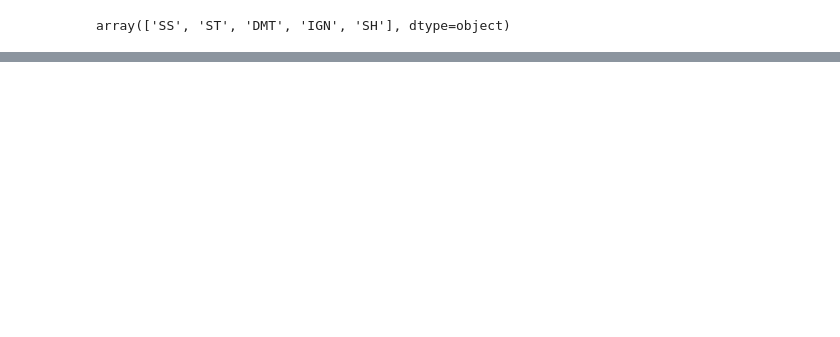
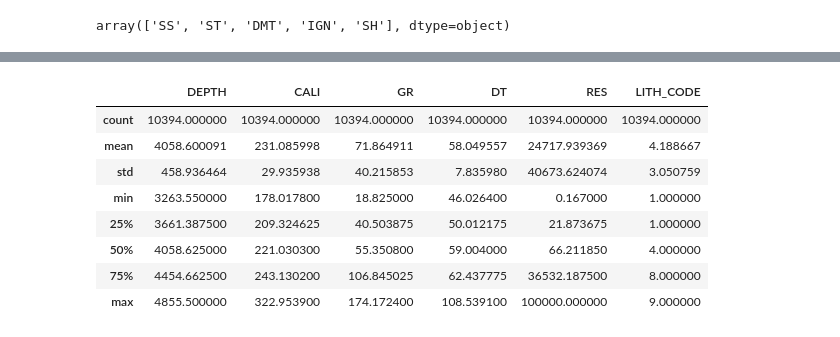
Before and after one commit to passosvasconcelos/well-log-data-analysis, a Jupyter notebook: Log Analysis Python.ipynb, the cells around one changed output, grey strips where cells are left out. Saved outputs shown, nothing was run; the diff lists cells and outputs as text; code cells hidden in the pictures; blank space fills up the shorter version.

```diff
--- a/Log Analysis Python.ipynb
+++ b/Log Analysis Python.ipynb
@@ -363,3 +480,15 @@ log_plot(logs, logcolor, logmin, logmax, logscale, logtrack, faciescolor, facies
+# %%
+dataset['2-RP-1-PR'].describe()
+# %% [output]
+|  | DEPTH | CALI | GR | DT | RES | LITH_CODE |
+| count | 10394.000000 | 10394.000000 | 10394.000000 | 10394.000000 | 10394.000000 | 10394.000000 |
+| mean | 4058.600091 | 231.085998 | 71.864911 | 58.049557 | 24717.939369 | 4.188667 |
+| std | 458.936464 | 29.935938 | 40.215853 | 7.835980 | 40673.624074 | 3.050759 |
+| min | 3263.550000 | 178.017800 | 18.825000 | 46.026400 | 0.167000 | 1.000000 |
+| 25% | 3661.387500 | 209.324625 | 40.503875 | 50.012175 | 21.873675 | 1.000000 |
+| 50% | 4058.625000 | 221.030300 | 55.350800 | 59.004000 | 66.211850 | 4.000000 |
+| 75% | 4454.662500 | 243.130200 | 106.845025 | 62.437775 | 36532.187500 | 8.000000 |
+| max | 4855.500000 | 322.953900 | 174.172400 | 108.539100 | 100000.000000 | 9.000000 |
 # %%
 #logs = logs.astype({"LITHOLOGY":'category'})
 
```
Also changed, not shown: parts of 19 cells of this notebook.
